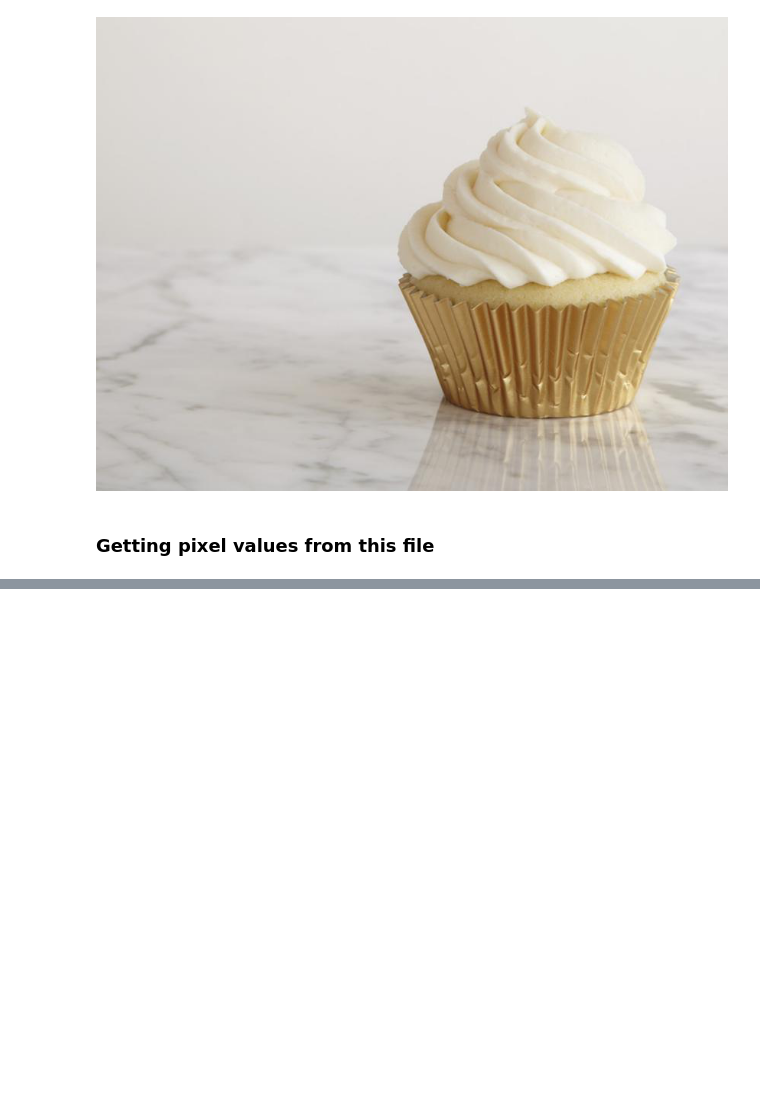
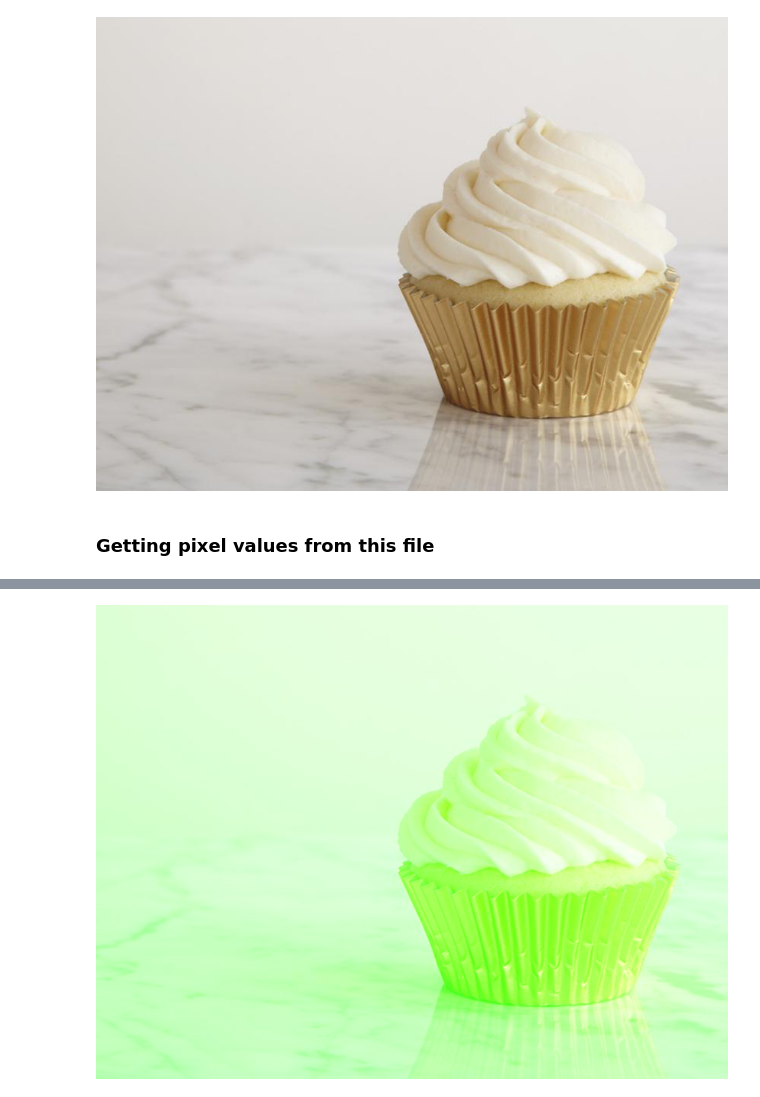
Before and after one commit to sohailk2/CS-Sail-Python-Image-Filtering, a Jupyter notebook: CS SAIL - Python Image Filtering.ipynb, the cells around one changed output, grey strips where cells are left out. Saved outputs shown, nothing was run; the diff lists cells and outputs as text; code cells hidden in the pictures; blank space fills up the shorter version.

```diff
--- a/CS SAIL - Python Image Filtering.ipynb
+++ b/CS SAIL - Python Image Filtering.ipynb
@@ -14,3 +15,6 @@ display(cupcakeImage)
 [figure]
 # %% [markdown]
 ### Getting pixel values from this file
+# %%
+#this converts the image data into a bitmap we can view and edit
+bitmapOfCupcake = np.array(cupcakeImage)
@@ -16,0 +55,5 @@ display(cupcakeImage)
+# %%
+#for loop to go through every pixel in the array
+for i in range(len(bitmapOfCupcake)):
+    for j in range(len(bitmapOfCupcake[i])):
+        pixel = bitmapOfCupcake[i][j]
@@ -16,0 +82,15 @@ display(cupcakeImage)
+# %%
+### intialize a new bitmap
+greenFilterBitmap = np.array(cupcakeImage)
+
+for i in range(len(greenFilterBitmap)):
+    for j in range(len(greenFilterBitmap[i])):
+        pixel = greenFilterBitmap[i][j]
+
+        #editing the green value of the pixel, first element because (r,g,b)
+        pixel[1] = 255;
+
+result = Image.fromarray(greenFilterBitmap)
+display(result)
+# %% [output]
+[figure, added]
```
Also changed, not shown: parts of 32 cells of this notebook.
